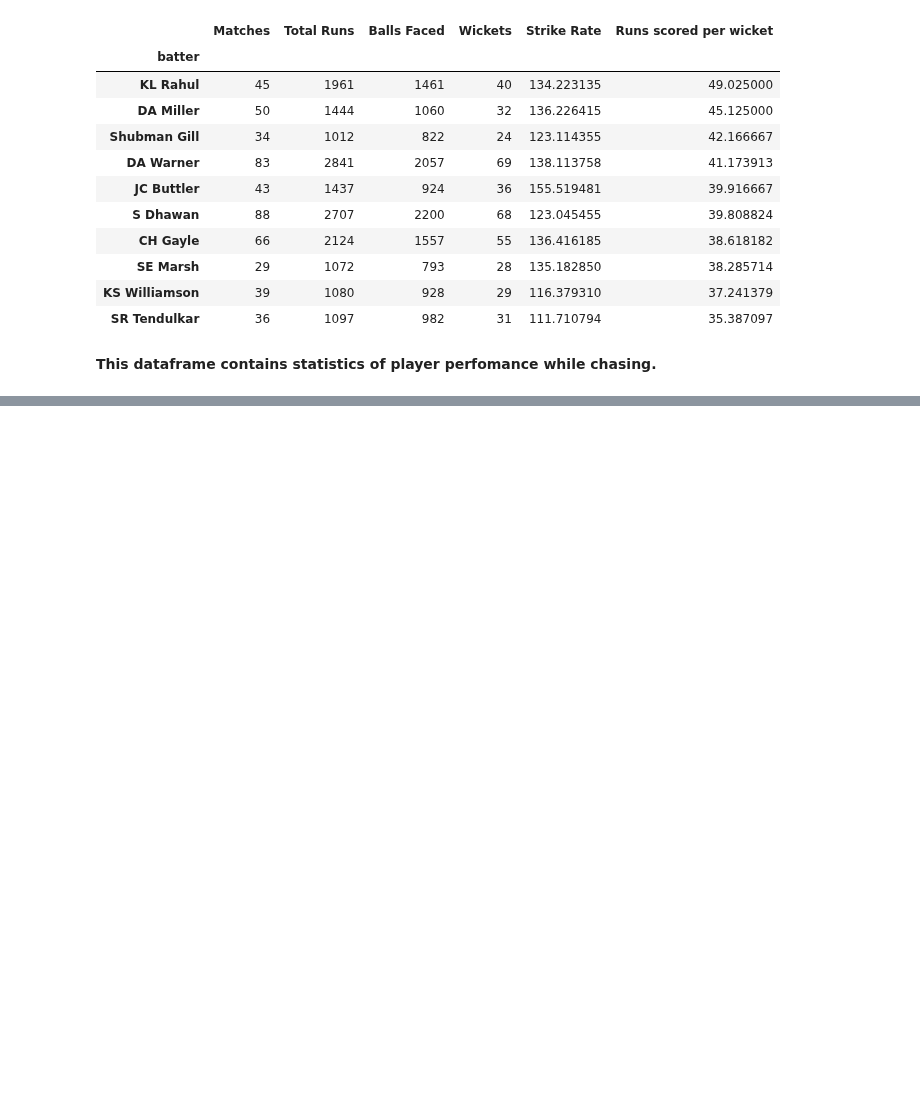
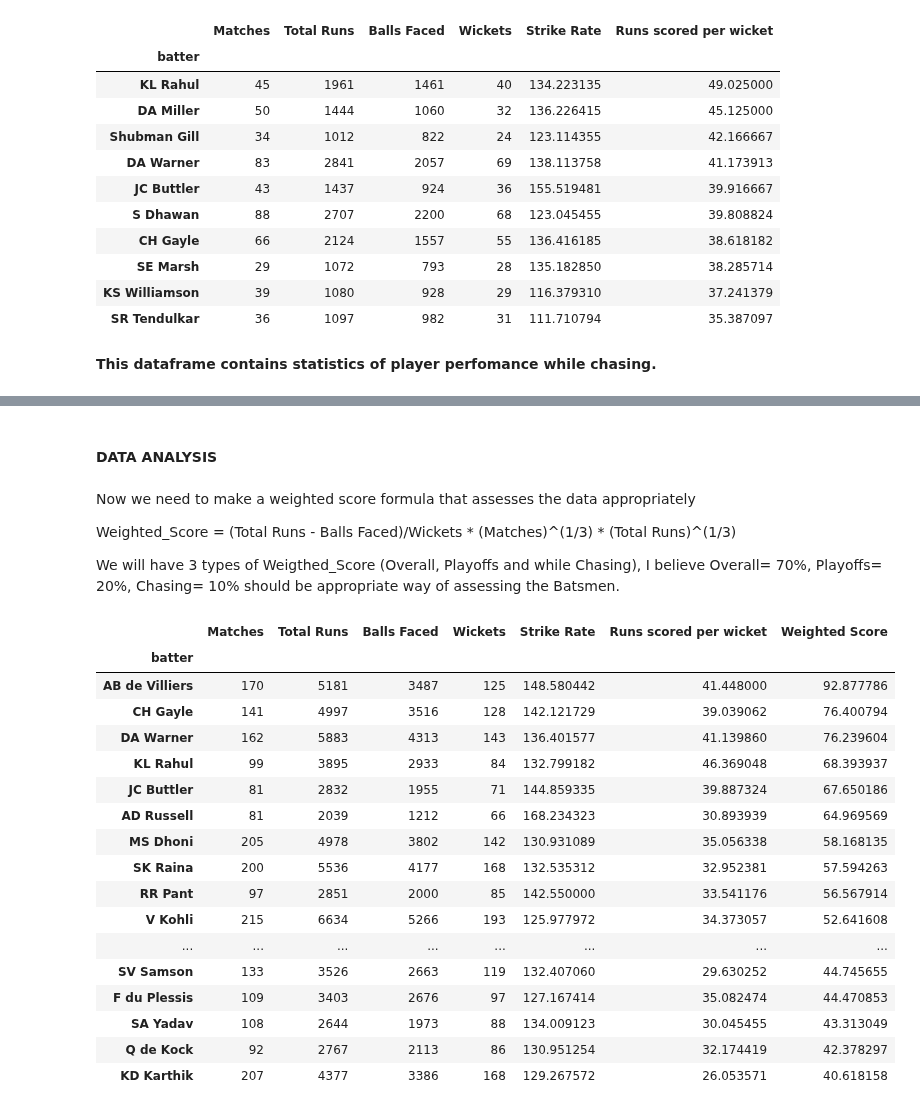
Before and after one commit to ubco-W2022T2-data301/project-group-group60, a Jupyter notebook: analysis/analysis1.ipynb, the cells around one changed output, grey strips where cells are left out. Drawn from its saved outputs; the diff is of its cells as text; code cells hidden in the pictures; blank space fills up the shorter version.

```diff
--- a/analysis/analysis1.ipynb
+++ b/analysis/analysis1.ipynb
@@ -156,0 +284,31 @@ plt.show()
+# %% [markdown]
+#### DATA ANALYSIS
+# %% [markdown]
+Now we need to make a weighted score formula that assesses the data appropriately
+
+Weighted_Score = (Total Runs - Balls Faced)/Wickets * (Matches)^(1/3) * (Total Runs)^(1/3)
+
+We will have 3 types of Weigthed_Score (Overall, Playoffs and while Chasing), I believe Overall= 70%, Playoffs= 20%, Chasing= 10% should be appropriate way of assessing the Batsmen.
+# %%
+batsman_stats['Weighted Score'] = 0.7*(batsman_stats['Total Runs'] - batsman_stats['Balls Faced']) /batsman_stats['Wickets'] * (batsman_stats['Matches'] ** (1/6)) * (batsman_stats['Total Runs'] ** (1/6))
+batsman_stats = batsman_stats.sort_values('Weighted Score', ascending=False)
+batsman_stats.head(25)
+# %% [output]
+|  | Matches | Total Runs | Balls Faced | Wickets | Strike Rate | Runs scored per wicket | Weighted Score |
+| batter |  |  |  |  |  |  |  |
+| AB de Villiers | 170 | 5181 | 3487 | 125 | 148.580442 | 41.448000 | 92.877786 |
+| CH Gayle | 141 | 4997 | 3516 | 128 | 142.121729 | 39.039062 | 76.400794 |
+| DA Warner | 162 | 5883 | 4313 | 143 | 136.401577 | 41.139860 | 76.239604 |
+| KL Rahul | 99 | 3895 | 2933 | 84 | 132.799182 | 46.369048 | 68.393937 |
+| JC Buttler | 81 | 2832 | 1955 | 71 | 144.859335 | 39.887324 | 67.650186 |
+| AD Russell | 81 | 2039 | 1212 | 66 | 168.234323 | 30.893939 | 64.969569 |
+| MS Dhoni | 205 | 4978 | 3802 | 142 | 130.931089 | 35.056338 | 58.168135 |
+| SK Raina | 200 | 5536 | 4177 | 168 | 132.535312 | 32.952381 | 57.594263 |
+| RR Pant | 97 | 2851 | 2000 | 85 | 142.550000 | 33.541176 | 56.567914 |
+| V Kohli | 215 | 6634 | 5266 | 193 | 125.977972 | 34.373057 | 52.641608 |
+| ... | ... | ... | ... | ... | ... | ... | ... |
+| SV Samson | 133 | 3526 | 2663 | 119 | 132.407060 | 29.630252 | 44.745655 |
+| F du Plessis | 109 | 3403 | 2676 | 97 | 127.167414 | 35.082474 | 44.470853 |
+| SA Yadav | 108 | 2644 | 1973 | 88 | 134.009123 | 30.045455 | 43.313049 |
+| Q de Kock | 92 | 2767 | 2113 | 86 | 130.951254 | 32.174419 | 42.378297 |
+| KD Karthik | 207 | 4377 | 3386 | 168 | 129.267572 | 26.053571 | 40.618158 |
```
Also changed, not shown: parts of 24 cells of this notebook.
